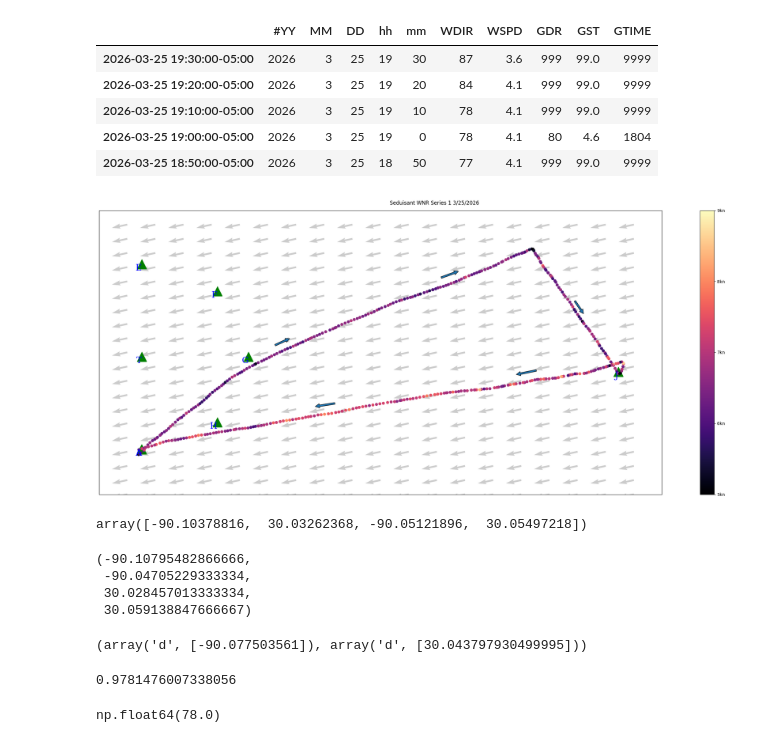
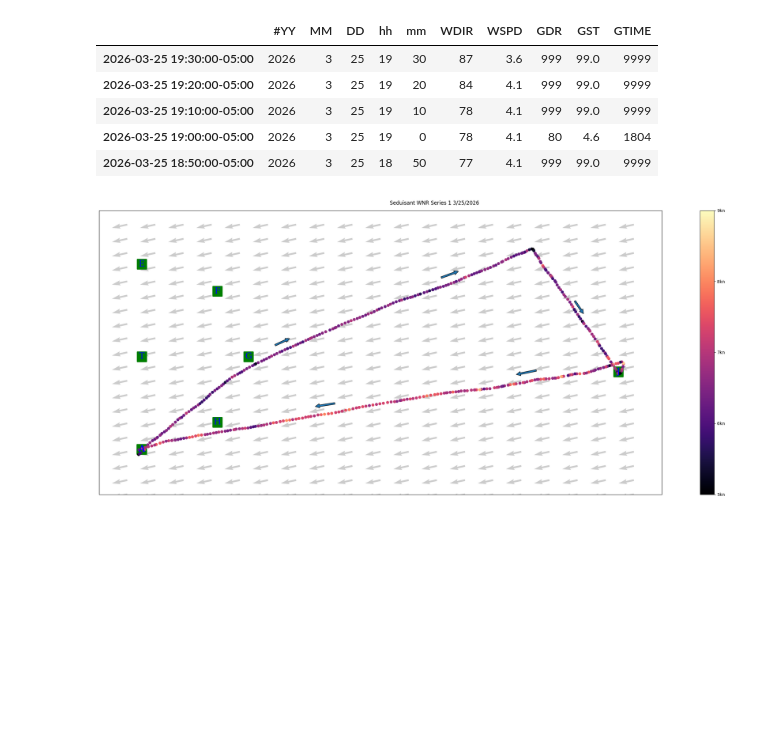
Before and after one commit to GarysCorner/RegattaTracking, a Jupyter notebook: 2026-03-25 Seduisant.ipynb, the cells around one changed output. Drawn from its saved outputs; the diff is of its cells as text; code cells hidden in the pictures; blank space fills up the shorter version.

```diff
--- a/2026-03-25 Seduisant.ipynb
+++ b/2026-03-25 Seduisant.ipynb
@@ -144,65 +144,41 @@ for tm in dirArrowTimes:
     ax.add_patch(arrow)
 
 
-ax.scatter(waypointGdf.geometry.x, waypointGdf.geometry.y, marker='^',s=500, c='g')
+ax.scatter(waypointGdf.geometry.x, waypointGdf.geometry.y, marker='s',s=500, c='g')
 
 for idx,item in waypointGdf[wptMask].iterrows():
-    ax.text(item['geometry'].x,item['geometry'].y,item['name'], va='top', ha='right', fontsize='20', fontname='serif',c='b' )
+    ax.text(item['geometry'].x,item['geometry'].y,item['name'], va='center', ha='center', fontsize='20', fontname='serif',c='b' )
 
 ax.set_xlim(extent[0]-buffer, extent[2]+buffer)
 ax.set_ylim(extent[1]-buffer, extent[3]+buffer)
 ax.coastlines()
 
 
 trkPlt = ax.scatter(trkGdf.geometry.x,trkGdf.geometry.y, c=colorMap(norm(trkGdf['speed'])))
 
 cax = fig.colorbar( plt.cm.ScalarMappable(norm=norm, cmap=colorMap), ax=ax)
 
 cax.set_ticks(colorbarTicks)
 cax.set_ticklabels( [f"{int(i)}kn" for i in colorbarTicks])
 
 arrowRows = 20
 axExtent = ax.get_extent()
 lonMin = axExtent[0]
 lonMax = axExtent[1]
 lonRange = numpy.arange(lonMin,lonMax, (lonMax-lonMin)/arrowRows)
 latMin = axExtent[2]
 latMax = axExtent[3]
 latRange = numpy.arange(latMin,latMax, (latMax-latMin)/arrowRows)
 
 (lonMesh,latMesh) = numpy.meshgrid(lonRange, latRange)
 ax.quiver(x=lonMesh,y=latMesh,\
           u=sin(radians(medianWind+180)),v=cos(radians(medianWind+180)),\
           angles='uv',\
           color =(0,0,0,0.2),
           zorder=-2)
 
 fig.savefig(f"{outputPath}/{outfileBase}.jpg")
 
 fig.tight_layout()
 # %% [output]
-[figure, old version]
+[figure, new version]
-# %%
-extent
-# %% [output]
-array([-90.10378816,  30.03262368, -90.05121896,  30.05497218])
-# %%
-axExtent
-# %% [output]
-(-90.10795482866666,
- -90.04705229333334,
- 30.028457013333334,
- 30.059138847666667)
-# %%
-centerPoint = shapely.geometry.box( *trkGdf.total_bounds ).centroid
-centerPoint.xy
-# %% [output]
-(array('d', [-90.077503561]), array('d', [30.043797930499995]))
-# %%
-sin(radians(medianWind))
-# %% [output]
-0.9781476007338056
-# %%
-medianWind
-# %% [output]
-np.float64(78.0)
```
